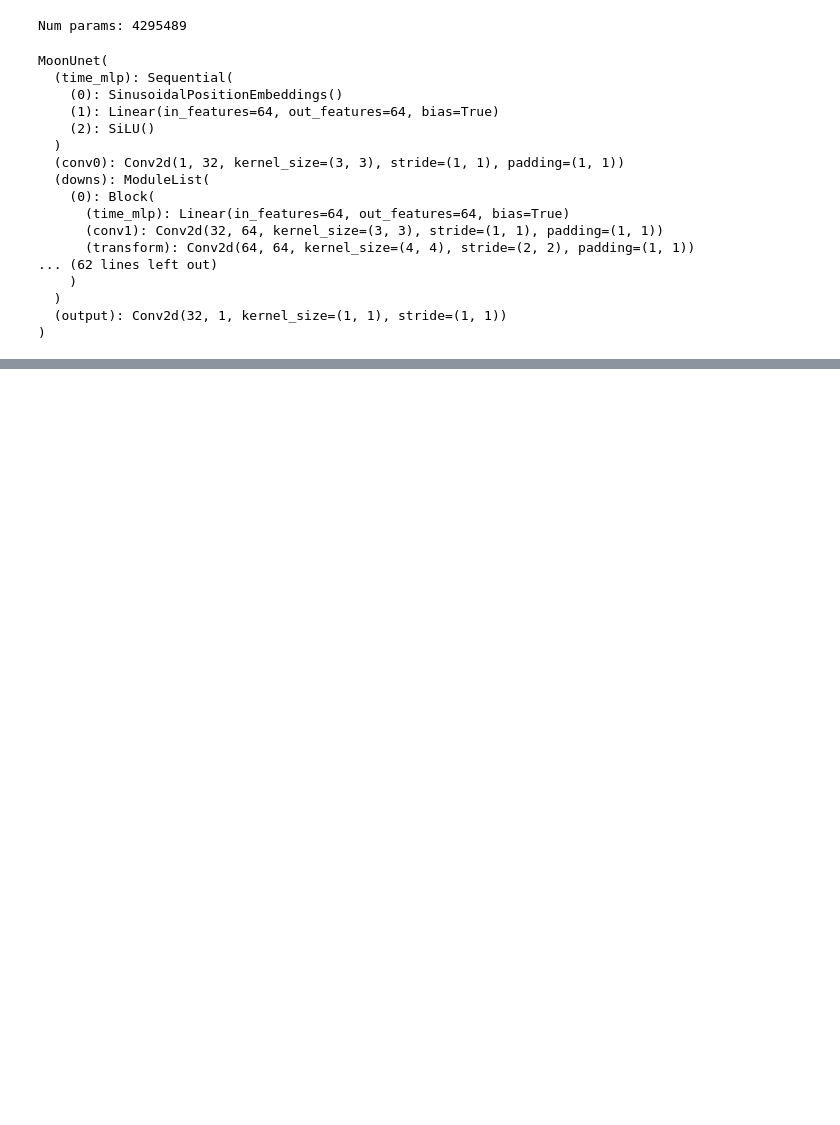
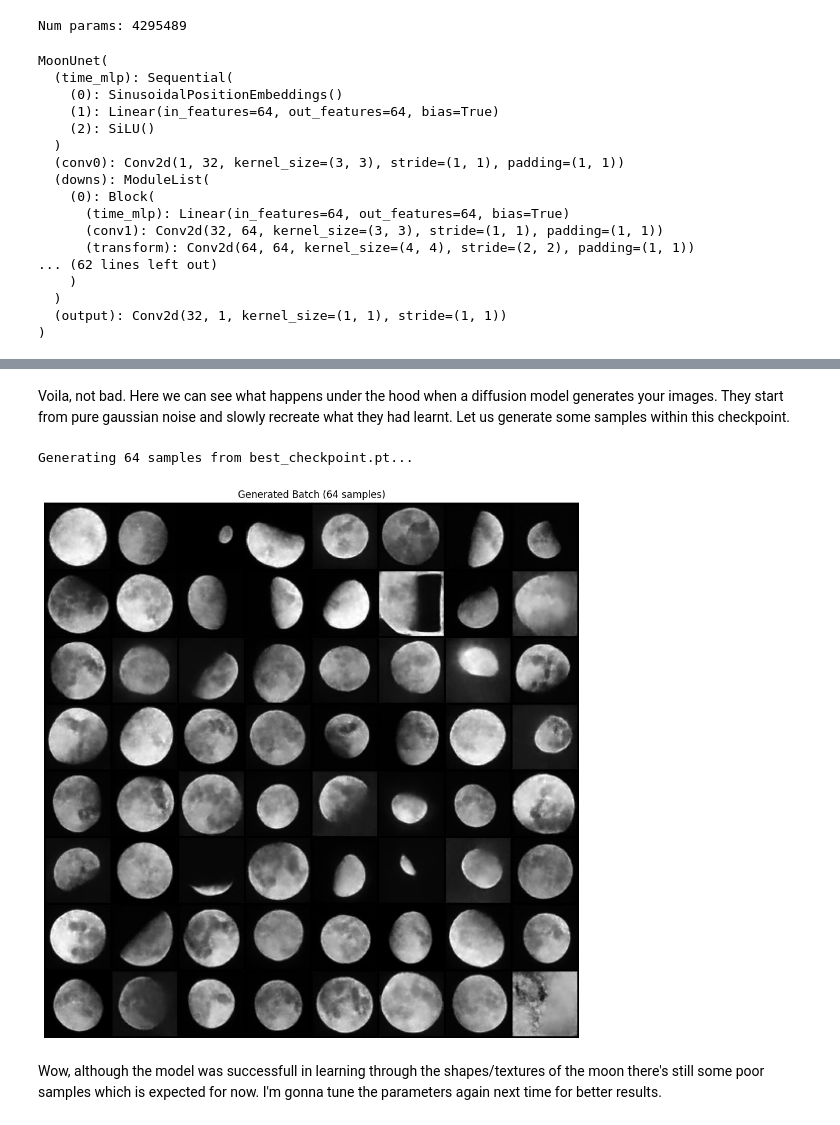
Before and after one commit to ChinmoyGitPy/Denoising-Diffusion-Probabilistic-Model-for-generating-images-of-moon, a Jupyter notebook: notebook.ipynb, the cells around one changed output, grey strips where cells are left out. Saved outputs shown, nothing was run; the diff lists cells and outputs as text; code cells hidden in the pictures; blank space fills up the shorter version.

```diff
--- a/notebook.ipynb
+++ b/notebook.ipynb
@@ -528,0 +615,43 @@ else:
+# %% [markdown]
+Voila, not bad. Here we can see what happens under the hood when a diffusion model generates your images. They start from pure gaussian noise and slowly recreate what they had learnt. Let us generate some samples within this checkpoint.
+# %%
+NUM_SAMPLES = 64
+ROWS = 8
+
+@torch.no_grad()
+def generate_batch(model, n_samples=64):
+
+    img = torch.randn((n_samples, 1, 64, 64), device=device)
+
+
+    for i in range(0, T_STEPS)[::-1]:
+        t = torch.full((n_samples,), i, device=device, dtype=torch.long)
+        img = sample_timestep(model, img, t)
+
+    return img
+
+
+checkpoint_path = 'best_checkpoint.pt'
+if os.path.exists(checkpoint_path):
+    inference_model = MoonUnet().to(device)
+    inference_model.load_state_dict(torch.load(checkpoint_path))
+    inference_model.eval()
+
+    print(f"Generating {NUM_SAMPLES} samples from {checkpoint_path}...")
+    samples = generate_batch(inference_model, n_samples=NUM_SAMPLES)
+
+
+    grid = vutils.make_grid(samples, nrow=ROWS, normalize=True, value_range=(-1, 1))
+
+    plt.figure(figsize=(12, 12))
+    plt.imshow(grid.permute(1, 2, 0).cpu().squeeze(), cmap='gray')
+    plt.title(f"Generated Batch ({NUM_SAMPLES} samples)")
+    plt.axis('off')
+    plt.show()
+else:
+    print("Checkpoint not found.")
+# %% [output]
+Generating 64 samples from best_checkpoint.pt...
+[figure, added]
+# %% [markdown]
+Wow, although the model was successfull in learning through the shapes/textures of the moon there's still some poor samples which is expected for now. I'm gonna tune the parameters again next time for better results.
```
Also changed, not shown: parts of 25 cells of this notebook.
